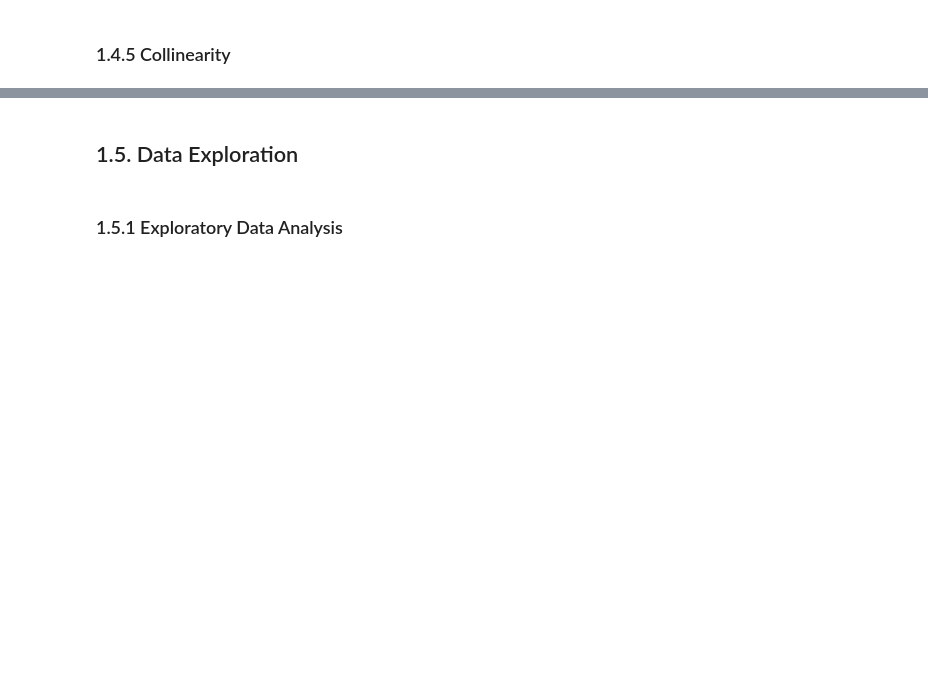
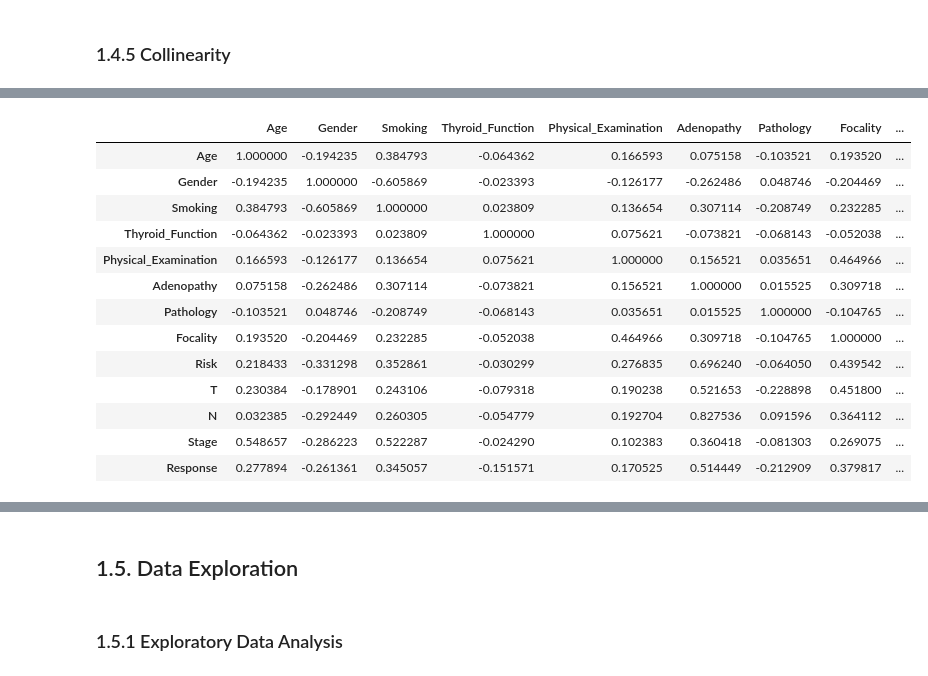
Before and after one commit to JohnPaulinePineda/Portfolio_Project_59, a Jupyter notebook: codes/LeveragingEnsembleLearningWithBaggingBoostingStackingAndBlendingApproaches.ipynb, the cells around one changed output, grey strips where cells are left out. Saved outputs shown, nothing was run; the diff lists cells and outputs as text; code cells hidden in the pictures; blank space fills up the shorter version.

```diff
--- a/codes/LeveragingEnsembleLearningWithBaggingBoostingStackingAndBlendingApproaches.ipynb
+++ b/codes/LeveragingEnsembleLearningWithBaggingBoostingStackingAndBlendingApproaches.ipynb
@@ -1201,0 +1542,75 @@ plt.show()
+# %%
+##################################
+# Creating an empty correlation matrix
+##################################
+thyroid_cancer_train_correlation_matrix = pd.DataFrame(
+    np.zeros((len(thyroid_cancer_train_correlation.columns), len(thyroid_cancer_train_correlation.columns))),
+    index=thyroid_cancer_train_correlation.columns,
+    columns=thyroid_cancer_train_correlation.columns
+)
+
+
+##################################
+# Calculating different types
+# of correlation coefficients
+# per variable type
+##################################
+for i in range(len(thyroid_cancer_train_correlation.columns)):
+    for j in range(i, len(thyroid_cancer_train_correlation.columns)):
+        if i == j:
+            thyroid_cancer_train_correlation_matrix.iloc[i, j] = 1.0
+        else:
+            col_i = thyroid_cancer_train_correlation.iloc[:, i]
+            col_j = thyroid_cancer_train_correlation.iloc[:, j]
+
+            # Detecting binary variables (assumes binary variables are coded as 0/1)
+            is_binary_i = col_i.nunique() == 2
+            is_binary_j = col_j.nunique() == 2
+
+            # Computing the Pearson correlation for two continuous variables
+            if col_i.dtype in ['int64', 'float64'] and col_j.dtype in ['int64', 'float64']:
+                corr = col_i.corr(col_j)
+
+            # Computing the Point-Biserial correlation for continuous and binary variables
+            elif (col_i.dtype in ['int64', 'float64'] and is_binary_j) or (col_j.dtype in ['int64', 'float64'] and is_binary_i):
+                continuous_var = col_i if col_i.dtype in ['int64', 'float64'] else col_j
+                binary_var = col_j if is_binary_j else col_i
+
+                # Convert binary variable to 0/1 (if not already)
+                binary_var = binary_var.astype('category').cat.codes
+                corr, _ = pointbiserialr(continuous_var, binary_var)
+
+            # Computing the Phi coefficient for two binary variables
+            elif is_binary_i and is_binary_j:
+                corr = col_i.corr(col_j)
+
+            # Computing the Cramér's V for two categorical variables (if more than 2 categories)
+            else:
+                contingency_table = pd.crosstab(col_i, col_j)
+                chi2, _, _, _ = chi2_contingency(contingency_table)
+                n = contingency_table.sum().sum()
+                phi2 = chi2 / n
+                r, k = contingency_table.shape
+                corr = np.sqrt(phi2 / min(k - 1, r - 1))  # Cramér's V formula
+
+            # Assigning correlation values to the matrix
+            thyroid_cancer_train_correlation_matrix.iloc[i, j] = corr
+            thyroid_cancer_train_correlation_matrix.iloc[j, i] = corr
+
+# Displaying the correlation matrix
+display(thyroid_cancer_train_correlation_matrix)
+# %% [output]
+|  | Age | Gender | Smoking | Thyroid_Function | Physical_Examination | Adenopathy | Pathology | Focality | ... |
+| Age | 1.000000 | -0.194235 | 0.384793 | -0.064362 | 0.166593 | 0.075158 | -0.103521 | 0.193520 | ... |
+| Gender | -0.194235 | 1.000000 | -0.605869 | -0.023393 | -0.126177 | -0.262486 | 0.048746 | -0.204469 | ... |
+| Smoking | 0.384793 | -0.605869 | 1.000000 | 0.023809 | 0.136654 | 0.307114 | -0.208749 | 0.232285 | ... |
+| Thyroid_Function | -0.064362 | -0.023393 | 0.023809 | 1.000000 | 0.075621 | -0.073821 | -0.068143 | -0.052038 | ... |
+| Physical_Examination | 0.166593 | -0.126177 | 0.136654 | 0.075621 | 1.000000 | 0.156521 | 0.035651 | 0.464966 | ... |
+| Adenopathy | 0.075158 | -0.262486 | 0.307114 | -0.073821 | 0.156521 | 1.000000 | 0.015525 | 0.309718 | ... |
+| Pathology | -0.103521 | 0.048746 | -0.208749 | -0.068143 | 0.035651 | 0.015525 | 1.000000 | -0.104765 | ... |
+| Focality | 0.193520 | -0.204469 | 0.232285 | -0.052038 | 0.464966 | 0.309718 | -0.104765 | 1.000000 | ... |
+| Risk | 0.218433 | -0.331298 | 0.352861 | -0.030299 | 0.276835 | 0.696240 | -0.064050 | 0.439542 | ... |
+| T | 0.230384 | -0.178901 | 0.243106 | -0.079318 | 0.190238 | 0.521653 | -0.228898 | 0.451800 | ... |
+| N | 0.032385 | -0.292449 | 0.260305 | -0.054779 | 0.192704 | 0.827536 | 0.091596 | 0.364112 | ... |
+| Stage | 0.548657 | -0.286223 | 0.522287 | -0.024290 | 0.102383 | 0.360418 | -0.081303 | 0.269075 | ... |
+| Response | 0.277894 | -0.261361 | 0.345057 | -0.151571 | 0.170525 | 0.514449 | -0.212909 | 0.379817 | ... |
```
Also changed, not shown: parts of 36 cells of this notebook, 2 other files.
